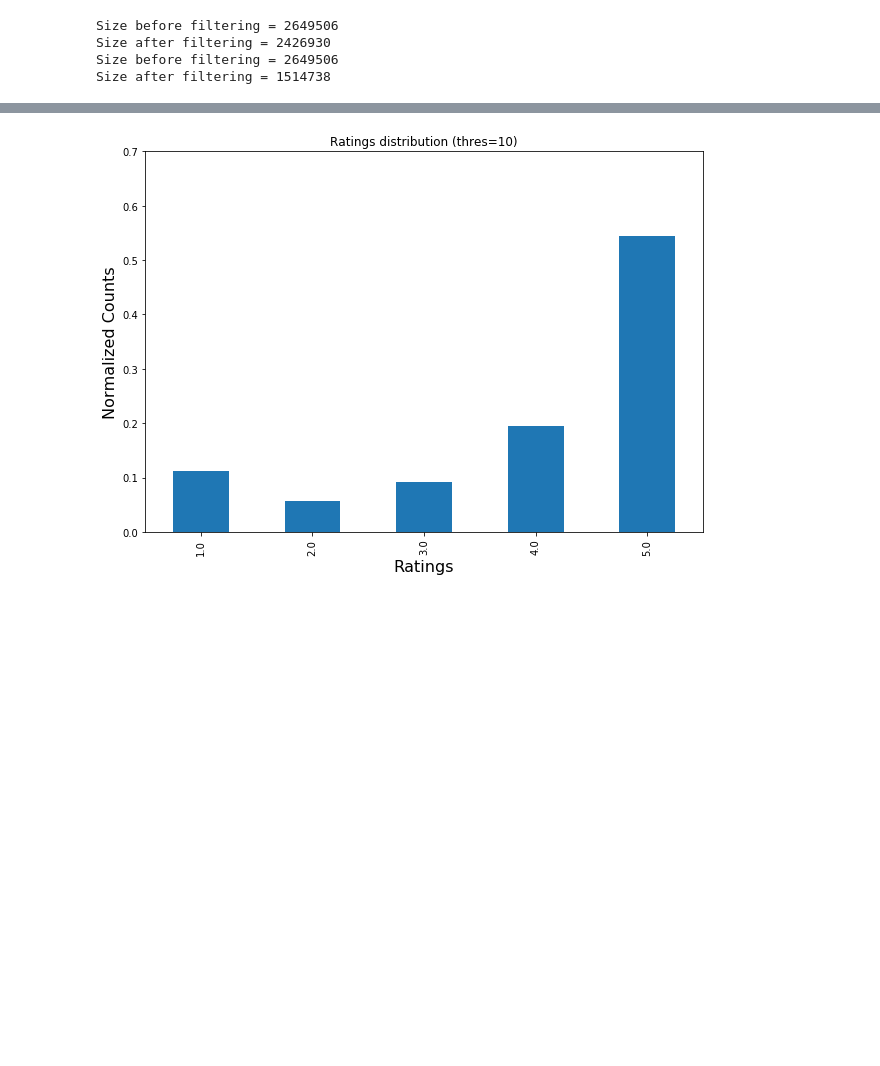
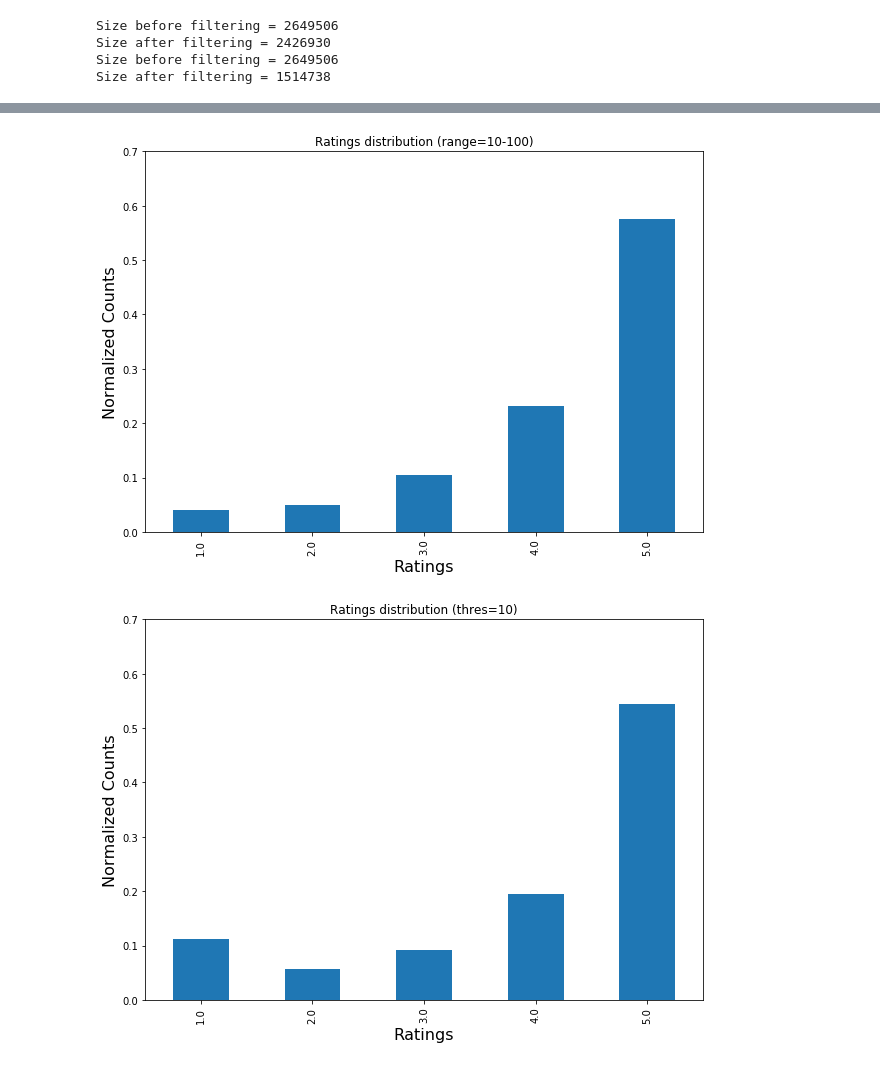
Before and after one commit to ayushbaid/ratings_bias, a Jupyter notebook: Analysis.ipynb, the cells around one changed output, grey strips where cells are left out. Cells and saved outputs as stored; diff of their text form; code cells hidden in the pictures; blank space fills up the shorter version.

```diff
--- a/Analysis.ipynb
+++ b/Analysis.ipynb
@@ -6,9 +6,9 @@ import matplotlib
 import numpy as np
 import collections
 # %%
-raw_input = pd.read_csv('data/amazon/ratings_VideoGames.csv', keep_default_na=True,
+raw_input = pd.read_csv('data/amazon/ratings_Books.csv', keep_default_na=True,
                         names=['User', 'Product', 'Ratings', 'Timestamp']
-                       ).drop(columns=['User','Timestamp'])
+                       ).drop(columns=['Timestamp'])
 # %%
 def filter_and_generate_distribution(raw_input_df, review_count_threshold = 100):
     print('Size before filtering = {}'.format(raw_input_df.size))
@@ -20,6 +20,20 @@ def filter_and_generate_distribution(raw_input_df, review_count_threshold = 100)
     review_distribution['counts'] = review_distribution['counts'].div(total_review_count)
 
     return review_distribution
+# %%
+# filters the users by the number of reviews
+def gen_distribution_filtered_by_user(raw_input_df, min_review_count=1, max_review_count=10):
+    print('Size before filtering = {}'.format(raw_input_df.size))
+    valid_input = raw_input.drop(columns=['Product']).groupby(['User']).filter(
+        lambda x: len(x)>min_review_count and len(x)<max_review_count
+    )
+    print('Size after filtering = {}'.format(valid_input.size))
+
+    review_distribution = valid_input.groupby(['Ratings']).size().reset_index(name='counts')
+    total_review_count = review_distribution['counts'].sum()
+    review_distribution['counts'] = review_distribution['counts'].div(total_review_count)
+
+    return review_distribution
 # %%
 review_dist_10   = filter_and_generate_distribution(raw_input, review_count_threshold=10)
 review_dist_100  = filter_and_generate_distribution(raw_input, review_count_threshold=100)
@@ -30,0 +60,3 @@ Size after filtering = 1514738
+# %%
+review_dist_10_100 = gen_distribution_filtered_by_user(raw_input, min_review_count=10, max_review_count=100)
+review_dist_10_100.head()
@@ -31 +72,9 @@ Size after filtering = 1514738
+# %%
+ax1 = review_dist_10_100.set_index(['Ratings']).plot(kind='bar', title ="Ratings distribution (range=10-100)",figsize=(10,7),legend=False, fontsize=10)
+ax1.set_xlabel("Ratings",fontsize=16)
+ax1.set_ylabel("Normalized Counts",fontsize=16)
+ax1.set_ylim([0,0.7])
+plt.savefig('results/amazon/userFilter/reviewDist_Books_10_100.png')
+# %% [output]
+[figure, added]
 # %%
```
Also changed, not shown: parts of 3 cells of this notebook, 7 other files.
